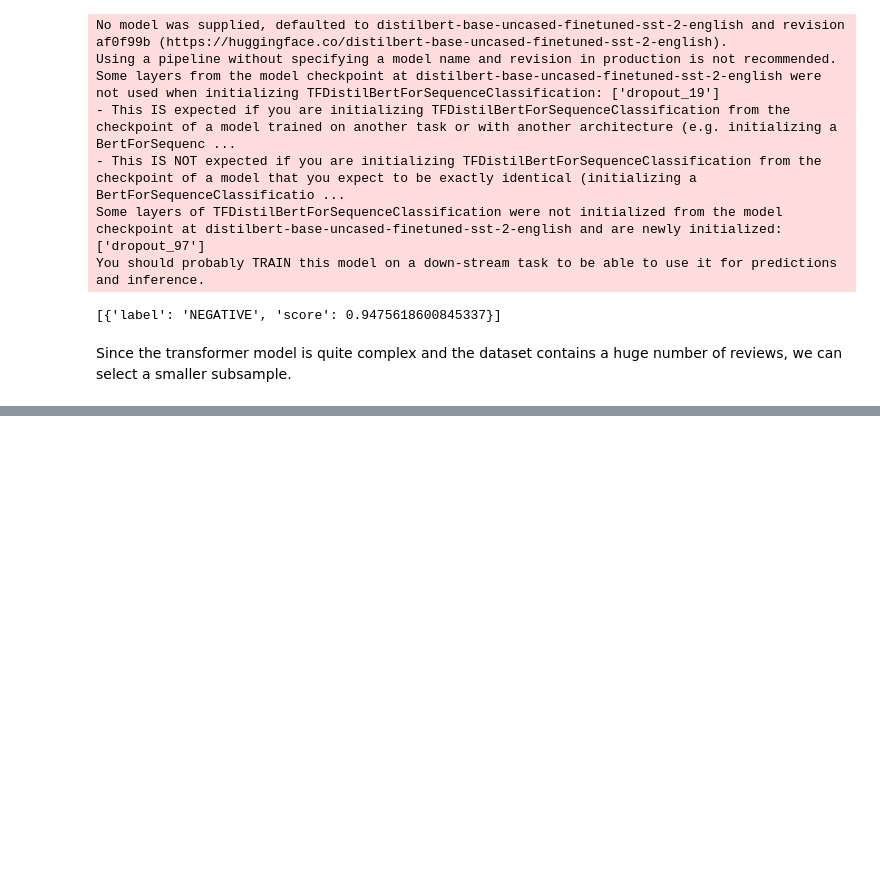
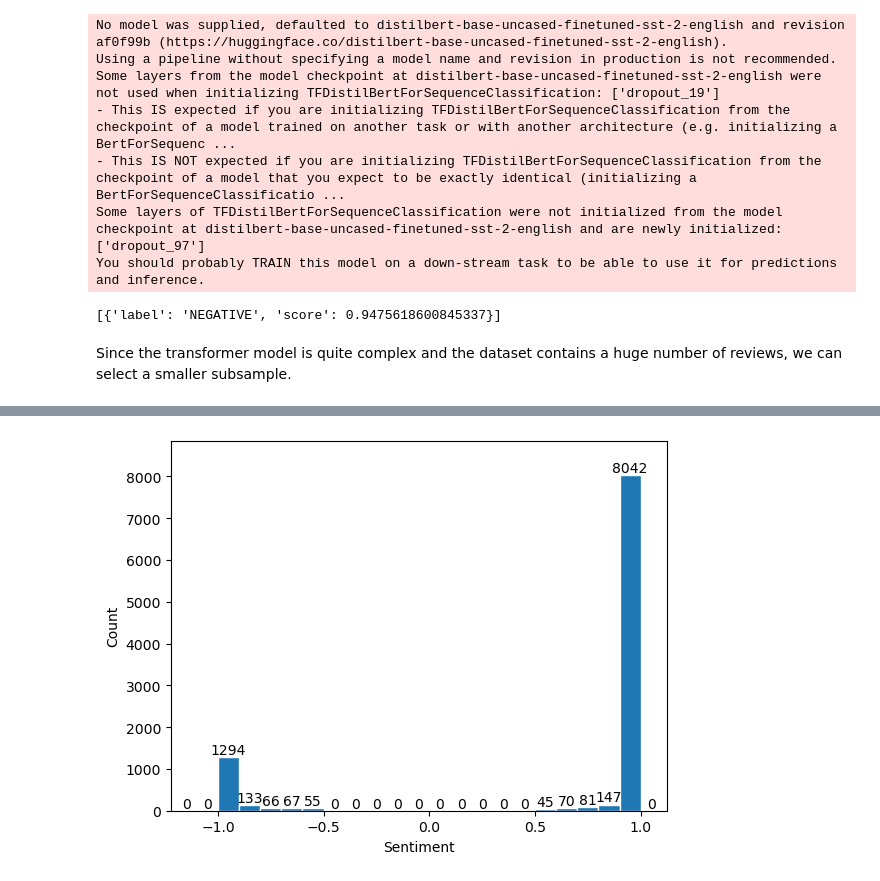
Before and after one commit to Soldaman93/food-sentiment, a Jupyter notebook: sentiment_analysis.ipynb, the cells around one changed output, grey strips where cells are left out. Cells and saved outputs as stored; diff of their text form; code cells hidden in the pictures; blank space fills up the shorter version.

```diff
--- a/sentiment_analysis.ipynb
+++ b/sentiment_analysis.ipynb
@@ -100,0 +135,11 @@ df_subset.to_pickle('sentiment_dataset.pkl')
+# %%
+sent_3 = [df_subset['sentiment_3'].iloc[i][0]['score'] if df_subset['sentiment_3'].iloc[i][0]['label']=='POSITIVE' else -df_subset['sentiment_3'].iloc[i][0]['score'] for i in range(len(df_subset))]
+
+values, bins, bars = plt.hist(sent_3,bins=np.arange(-1.2,1.2,0.1),edgecolor='white')
+plt.xlabel("Sentiment")
+plt.ylabel("Count")
+plt.bar_label(bars, fontsize=10)
+plt.margins(x=0.01, y=0.1)
+plt.show()
+# %% [output]
+[figure, added]
```
Also changed, not shown: parts of 7 cells of this notebook.
